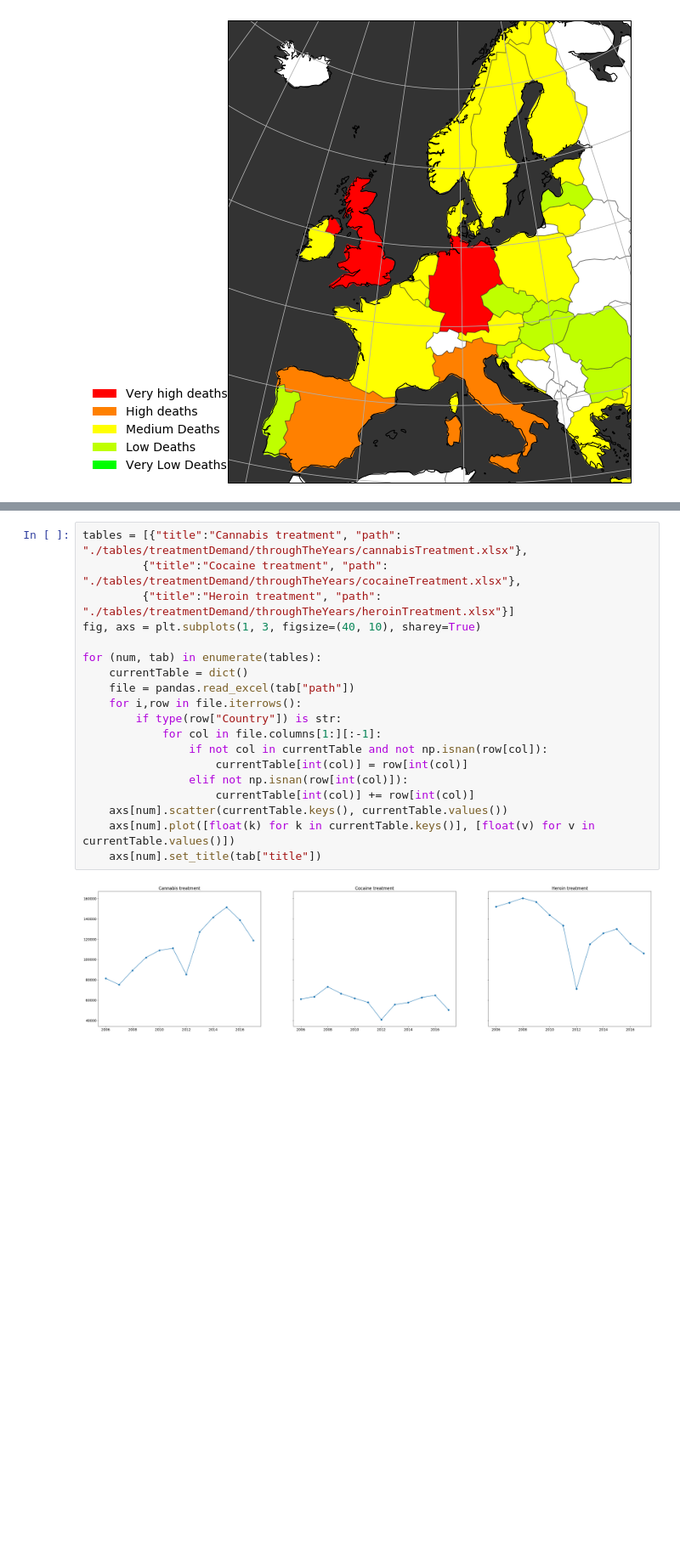
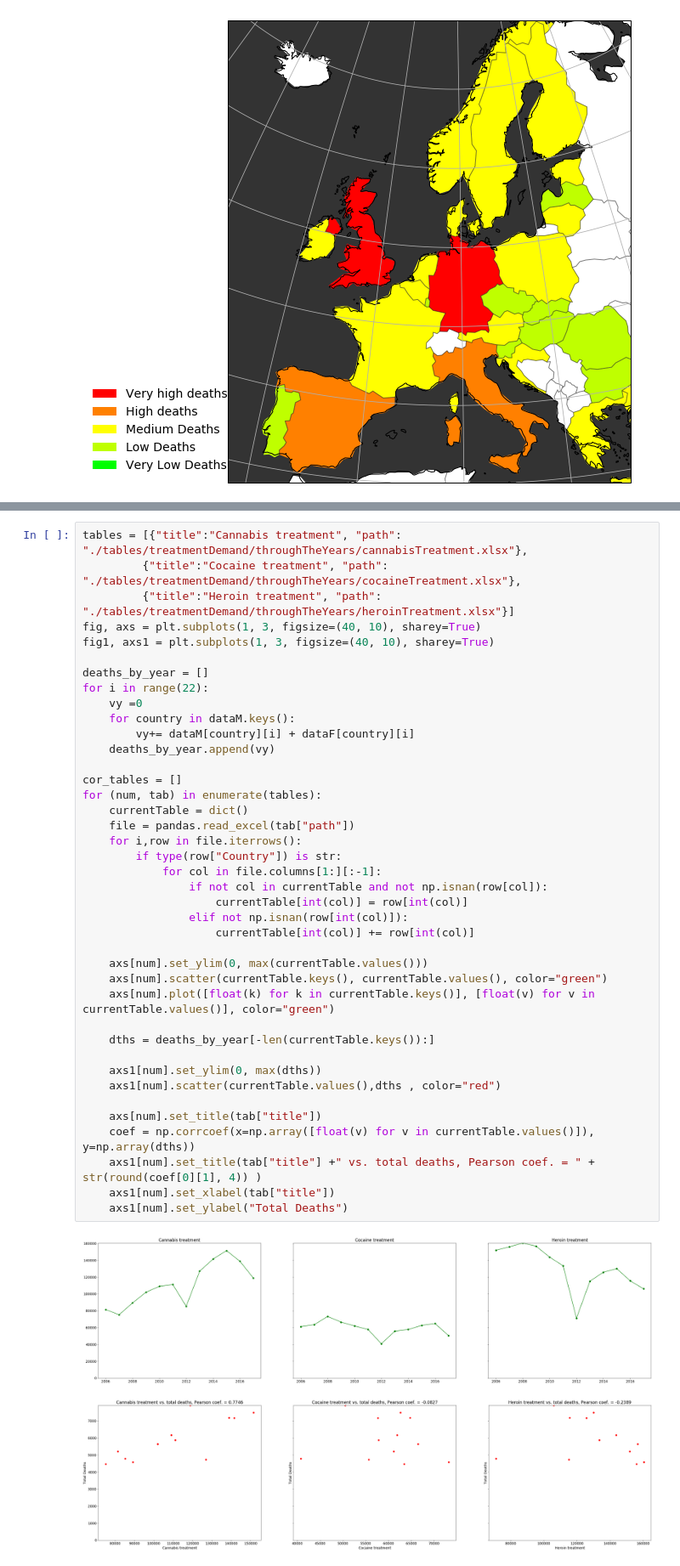
Before and after one commit to danilo1214/PR20ddpdjphv, a Jupyter notebook: Main.ipynb, the cells around one changed output, grey strips where cells are left out. Shown: that part at 85% size. Saved outputs shown, nothing was run; the diff lists cells and outputs as text; blank space fills up the shorter version.

```diff
--- a/Main.ipynb
+++ b/Main.ipynb
@@ -168,21 +161,43 @@ C:\Users\DANIEL\Documents\DataMiningSeminarska\PR20ddpdjphv
 # %%
 tables = [{"title":"Cannabis treatment", "path": "./tables/treatmentDemand/throughTheYears/cannabisTreatment.xlsx"},
          {"title":"Cocaine treatment", "path": "./tables/treatmentDemand/throughTheYears/cocaineTreatment.xlsx"},
          {"title":"Heroin treatment", "path": "./tables/treatmentDemand/throughTheYears/heroinTreatment.xlsx"}]
 fig, axs = plt.subplots(1, 3, figsize=(40, 10), sharey=True)
+fig1, axs1 = plt.subplots(1, 3, figsize=(40, 10), sharey=True)
 
+deaths_by_year = []
+for i in range(22):
+    vy =0
+    for country in dataM.keys():
+        vy+= dataM[country][i] + dataF[country][i]
+    deaths_by_year.append(vy)
+
+cor_tables = []
 for (num, tab) in enumerate(tables):
     currentTable = dict()
     file = pandas.read_excel(tab["path"])
     for i,row in file.iterrows():
         if type(row["Country"]) is str:
             for col in file.columns[1:][:-1]:
                 if not col in currentTable and not np.isnan(row[col]):
                     currentTable[int(col)] = row[int(col)]
                 elif not np.isnan(row[int(col)]):
                     currentTable[int(col)] += row[int(col)]
-    axs[num].scatter(currentTable.keys(), currentTable.values())
-    axs[num].plot([float(k) for k in currentTable.keys()], [float(v) for v in currentTable.values()])
+
+    axs[num].set_ylim(0, max(currentTable.values()))
+    axs[num].scatter(currentTable.keys(), currentTable.values(), color="green")
+    axs[num].plot([float(k) for k in currentTable.keys()], [float(v) for v in currentTable.values()], color="green")
+
+    dths = deaths_by_year[-len(currentTable.keys()):]
+
+    axs1[num].set_ylim(0, max(dths))
+    axs1[num].scatter(currentTable.values(),dths , color="red")
+
     axs[num].set_title(tab["title"])
+    coef = np.corrcoef(x=np.array([float(v) for v in currentTable.values()]), y=np.array(dths))
+    axs1[num].set_title(tab["title"] +" vs. total deaths, Pearson coef. = " + str(round(coef[0][1], 4)) )
+    axs1[num].set_xlabel(tab["title"])
+    axs1[num].set_ylabel("Total Deaths")
 # %% [output]
-[figure, old version]
+[figure, new version]
+[figure, added]
```
Also changed, not shown: parts of 2 cells of this notebook.
